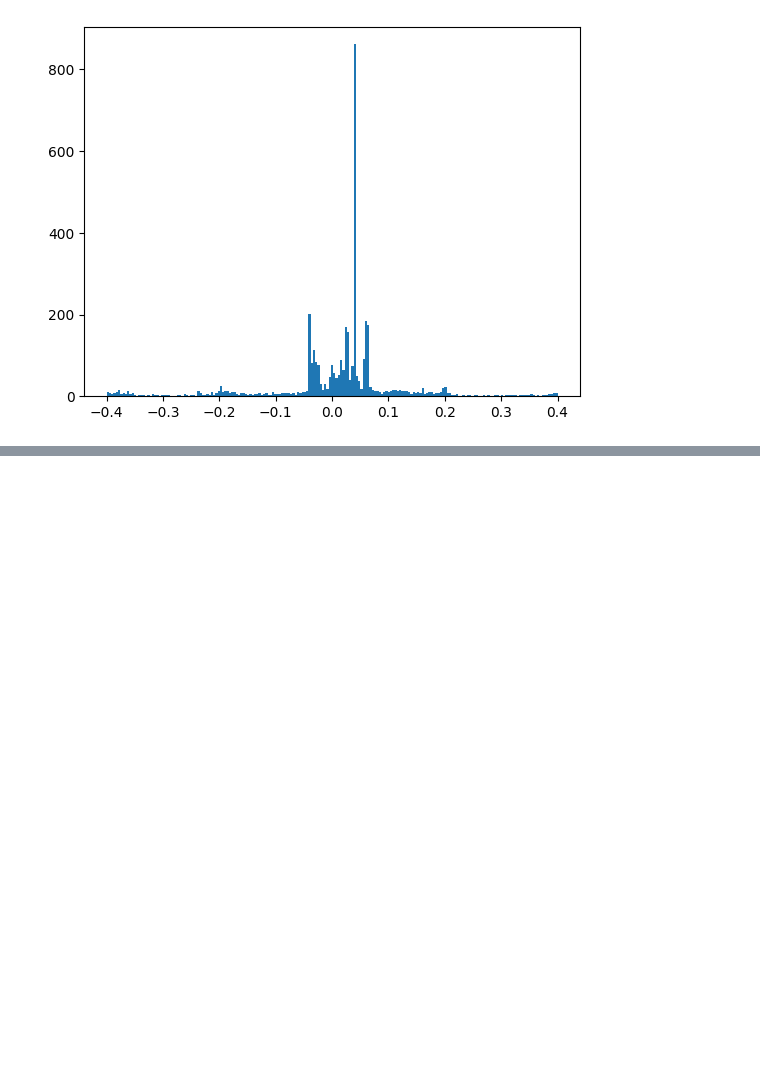
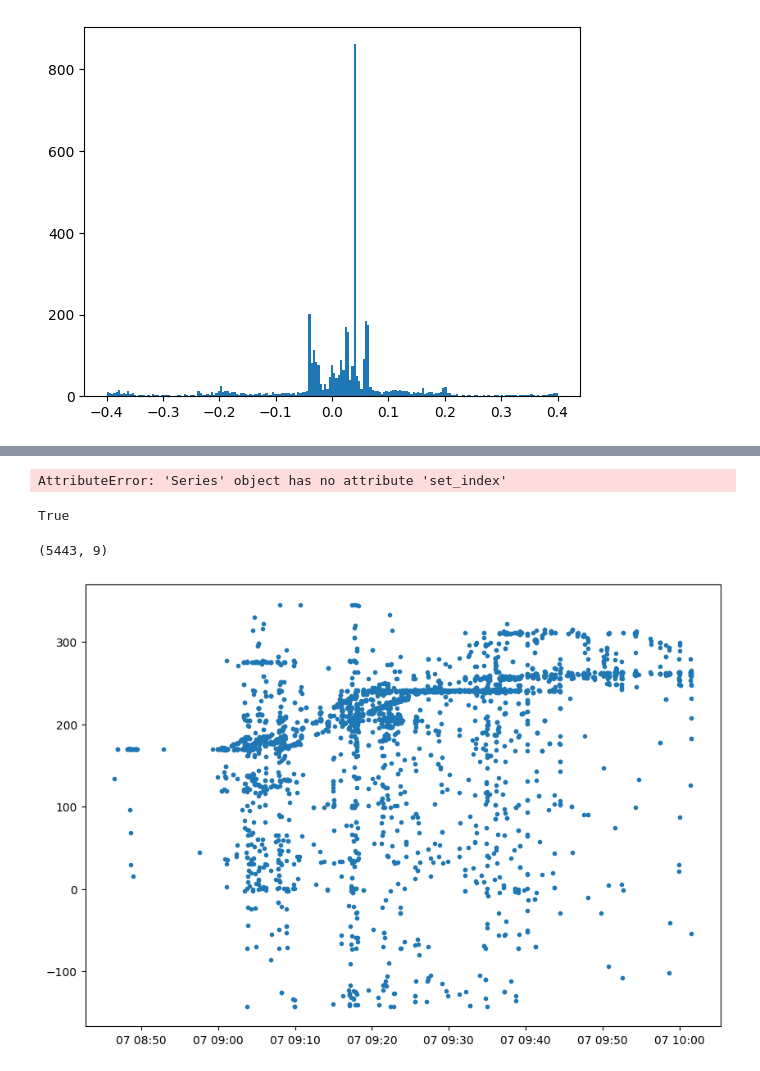
Before and after one commit to SerpRateAI/tensilePaper, a Jupyter notebook: everything-against-everything-188.ipynb, the cells around one changed output, grey strips where cells are left out. Drawn from its saved outputs; the diff is of its cells as text; code cells hidden in the pictures; blank space fills up the shorter version.

```diff
--- a/everything-against-everything-188.ipynb
+++ b/everything-against-everything-188.ipynb
@@ -220,0 +298,77 @@ df188.h3_h4_dt.hist(bins=np.linspace(-0.4, 0.4, 200), ax=ax, grid=False)
+# %%
+data = df188[['h3_h4_dt', 'h4_h5_dt', 'h5_h6_dt', 'h3_h4_depth', 'h4_h5_depth', 'h5_h6_depth','h3_datetime',
+       'h4_datetime', 'h5_datetime', 'h6_datetime', 'datetime', 'id']].copy()
+
+# data['h3_h4_depth'] = data.h3_h4_depth.apply(lambda d: np.nan if d > 400 or d < 150 else d)
+# data['h4_h5_depth'] = data.h4_h5_depth.apply(lambda d: np.nan if d > 400 or d < 150 else d)
+# data['h5_h6_depth'] = data.h5_h6_depth.apply(lambda d: np.nan if d > 400 or d < 150 else d)
+
+# data['h3_h4_depth'] = data.apply(lambda row: np.nan if row.h3_h4_dt > 0.04 or row.h3_h4_dt <-0.04 else row.h3_h4_depth, axis=1)
+# data['h4_h5_depth'] = data.apply(lambda row: np.nan if row.h4_h5_dt > 0.04 or row.h4_h5_dt <-0.04 else row.h4_h5_depth, axis=1)
+# data['h5_h6_depth'] = data.apply(lambda row: np.nan if row.h5_h6_dt > 0.04 or row.h5_h6_dt <-0.04 else row.h5_h6_depth, axis=1)
+
+def pick_depth(row):
+    cols = ['h4_datetime', 'h5_datetime', 'h6_datetime']
+    deps = ['h3_h4_depth', 'h4_h5_depth', 'h5_h6_depth']
+    depth_idx = np.argmin(row[col])
+    depth_col = deps[depth_idx]
+    return row[depth_col]
+
+data['depth'] = data.apply(pick_depth, axis=1)
+
+
+# data['h3_h4_dt'] = data.h3_h4_dt.apply(lambda t: np.nan if t > 0 else t)
+# data['h4_h5_dt'] = data.h4_h5_dt.apply(lambda t: np.nan if t > 0 else t)
+# data['h5_h6_dt'] = data.h5_h6_dt.apply(lambda t: np.nan if t > 0 else t)
+
+# data['h3_h4_dt'] = data.h3_h4_dt.apply(lambda t: np.nan if t >= 0.04 or t<=-0.04 else t)
+# data['h4_h5_dt'] = data.h4_h5_dt.apply(lambda t: np.nan if t >= 0.04 or t<=-0.04 else t)
+# data['h5_h6_dt'] = data.h5_h6_dt.apply(lambda t: np.nan if t >= 0.04 or t<=-0.04 else t)
+
+# def pick_depth(row):
+#     if np.isnan(row.h3_h4_dt) == True:
+
+
+# data['depth'] =
+
+# data['depth'] = data.apply(lambda row:
+
+# data['depth']
+
+# data.dropna(subset=['h3_h4_dt', 'h4_h5_dt', 'h5_h6_dt'], how='all', inplace=True)
+# data.set_index('datetime')[['h3_h4_depth', 'h4_h5_depth', 'h5_h6_depth']].plot(linestyle='', marker='.', figsize=(15, 12))
+
+# data.dropna(subset=['h3_h4_dt', 'h4_h5_dt', 'h5_h6_dt'], how='all')
+data.set_index('datetime').depth.plot(linestyle='', marker='.', figsize=(15
+data
+# %% [output]
+AttributeError: 'Series' object has no attribute 'set_index'
+# %%
+np.isnan(data.iloc[0].h3_h4_dt)
+# %% [output]
+True
+# %%
+data = df188.copy()
+
+data[data[['h3_h4_dt', 'h4_h5_dt', 'h5_h6_dt']] > 0][['h3_h4_dt', 'h4_h5_dt', 'h5_h6_dt']] = np.nan
+data = data[['h3_h4_dt', 'h4_h5_dt', 'h5_h6_dt', 'h3_h4_depth', 'h4_h5_depth', 'h5_h6_depth', 'datetime', 'id']].copy()
+
+h34 = data[data.h3_h4_dt.between(-0.04, 0.04)].copy()
+h45 = data[data.h4_h5_dt.between(-0.04, 0.04)].copy()
+h56 = data[data.h5_h6_dt.between(-0.04, 0.04)].copy()
+
+data = pd.concat([h34, h45, h56])
+
+data['depth'] = data[['h3_h4_depth', 'h4_h5_depth', 'h5_h6_depth']].min(axis=1)
+
+
+fig, ax = plt.subplots(figsize=(10, 7))
+
+times = data.datetime.values
+depths = data.depth.values
+
+ax.scatter(times, depths, marker='.')
+data.shape
+# %% [output]
+(5443, 9)
+[figure, added]
```
Also changed, not shown: parts of 8 cells of this notebook, 3 other files.
